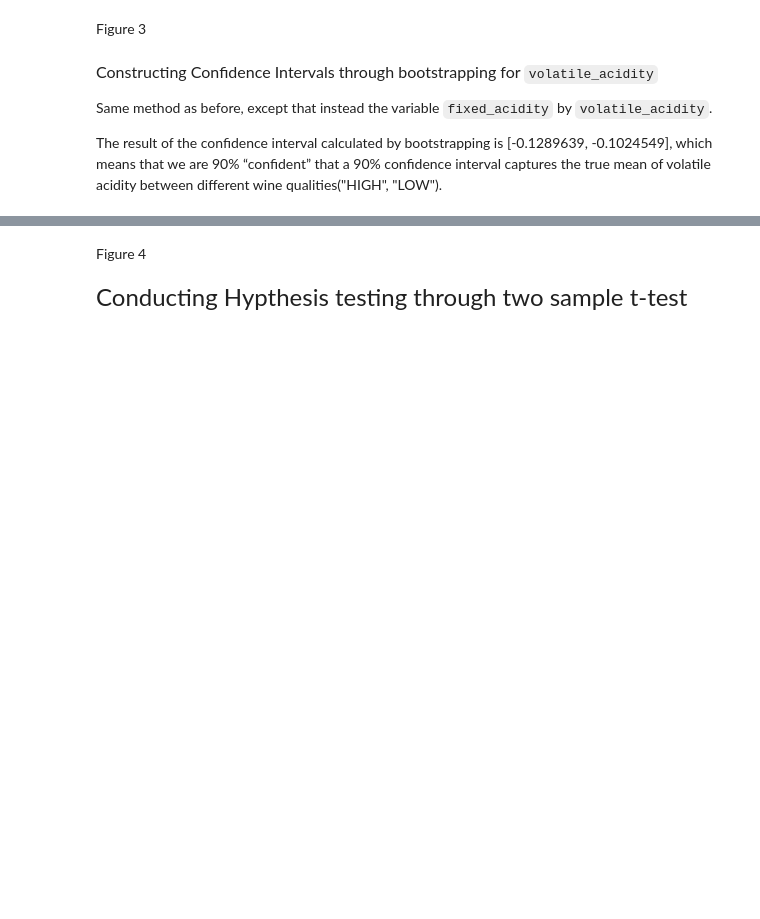
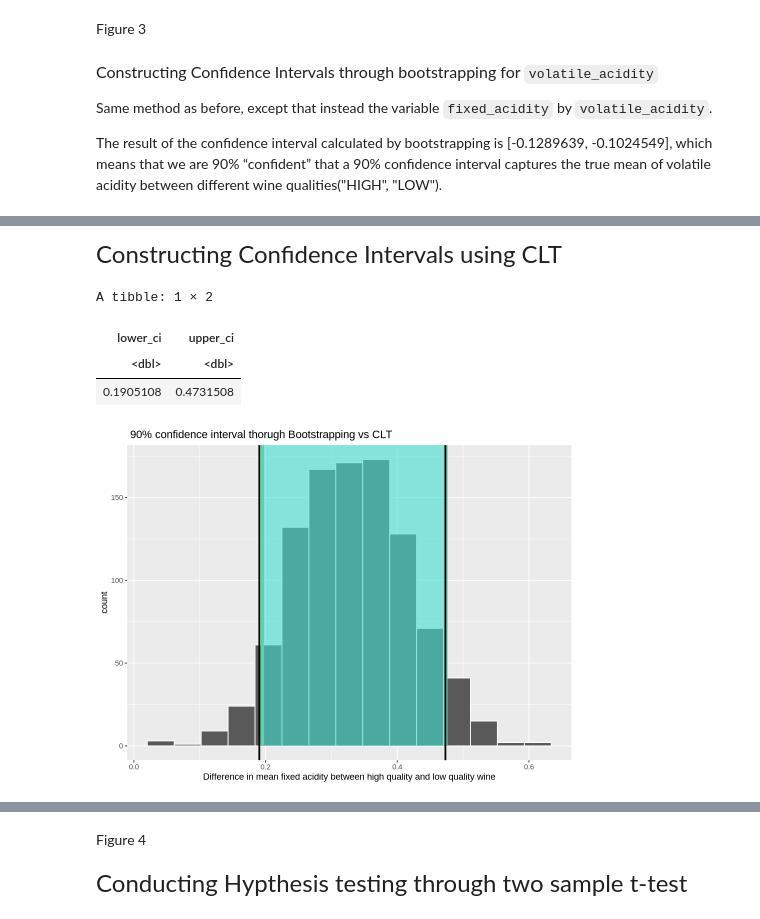
Before and after one commit to aleong2004/Wine-Composition, a Jupyter notebook: proposal.ipynb, the cells around one changed output, grey strips where cells are left out. Cells and saved outputs as stored; diff of their text form; code cells hidden in the pictures; blank space fills up the shorter version.

```diff
--- a/proposal.ipynb
+++ b/proposal.ipynb
@@ -248,0 +236,27 @@ A tibble: 1 × 2
+# %% [markdown]
+<font size="5">Constructing Confidence Intervals using CLT</font>
+# %%
+fa_h_mean <- summary_stats$Fixed_Acidity_Mean[2]
+fa_h_se <- summary_stats$Fixed_Acidity_SD[2]/sqrt(summary_stats$n[2])
+fa_l_mean <- summary_stats$Fixed_Acidity_Mean[1]
+fa_l_se <- summary_stats$Fixed_Acidity_SD[1]/sqrt(summary_stats$n[1])
+fa_sd_diff <- sqrt((fa_h_se)^2+(fa_l_se)^2)
+fa_diff_means <- fa_h_mean-fa_l_mean
+fa_clt_ci <-
+     tibble(lower_ci = fa_diff_means + qnorm(0.05) * sqrt((fa_h_se)^2+(fa_l_se)^2),
+            upper_ci = fa_diff_means + qnorm(0.95) * sqrt((fa_h_se)^2+(fa_l_se)^2))
+fa_clt_ci
+
+clt_vs_bs_ci <-
+    fa_plot1 +
+geom_vline(data = fa_clt_ci, aes(xintercept=lower_ci), color="black", lwd = 1)+
+geom_vline(data = fa_clt_ci, aes(xintercept=upper_ci), color="black", lwd = 1) +
+labs(x= "Difference in mean fixed acidity between high quality and low quality wine",title = " 90% confidence interval thorugh Bootstrapping vs CLT")
+
+clt_vs_bs_ci
+# %% [output]
+A tibble: 1 × 2
+| lower_ci | upper_ci |
+| <dbl> | <dbl> |
+| 0.1905108 | 0.4731508 |
+[figure, added]
```
Also changed, not shown: parts of 6 cells of this notebook.
